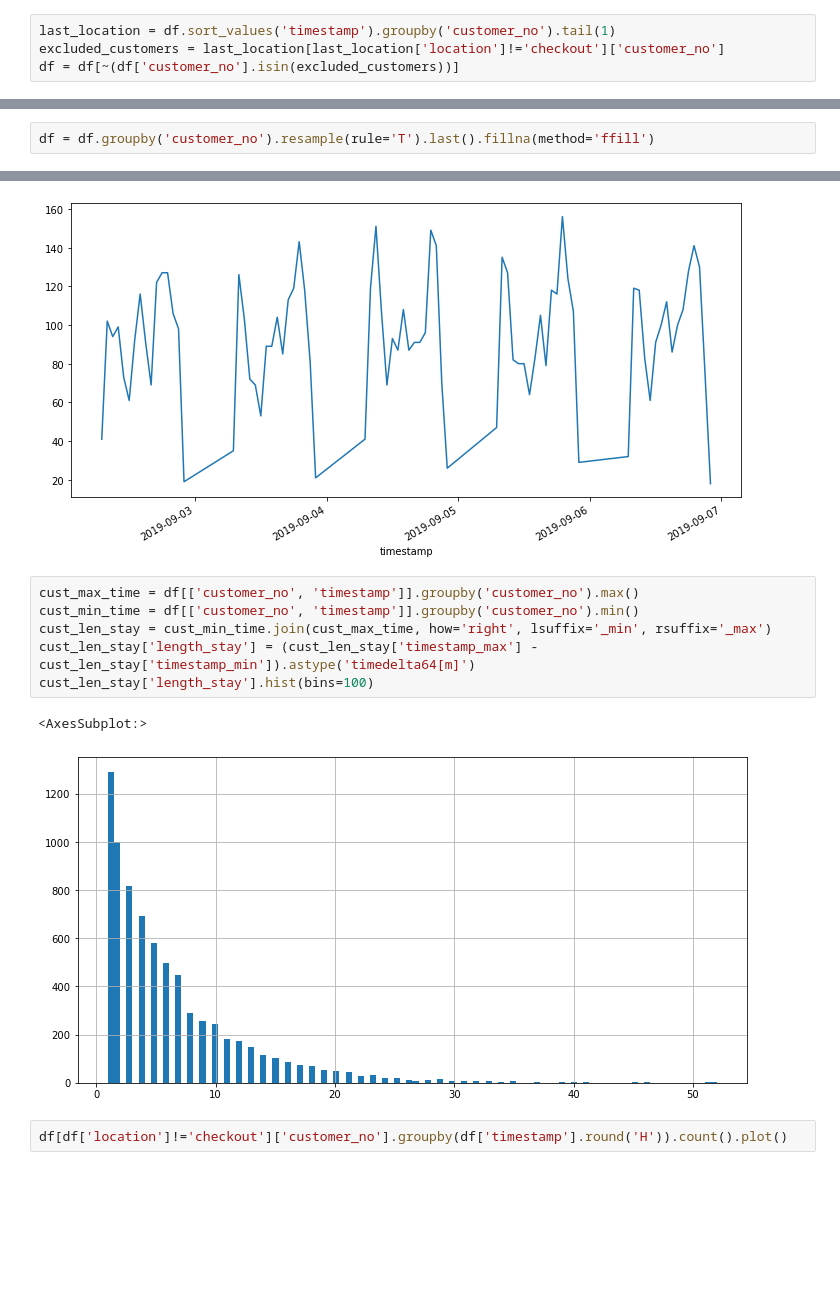
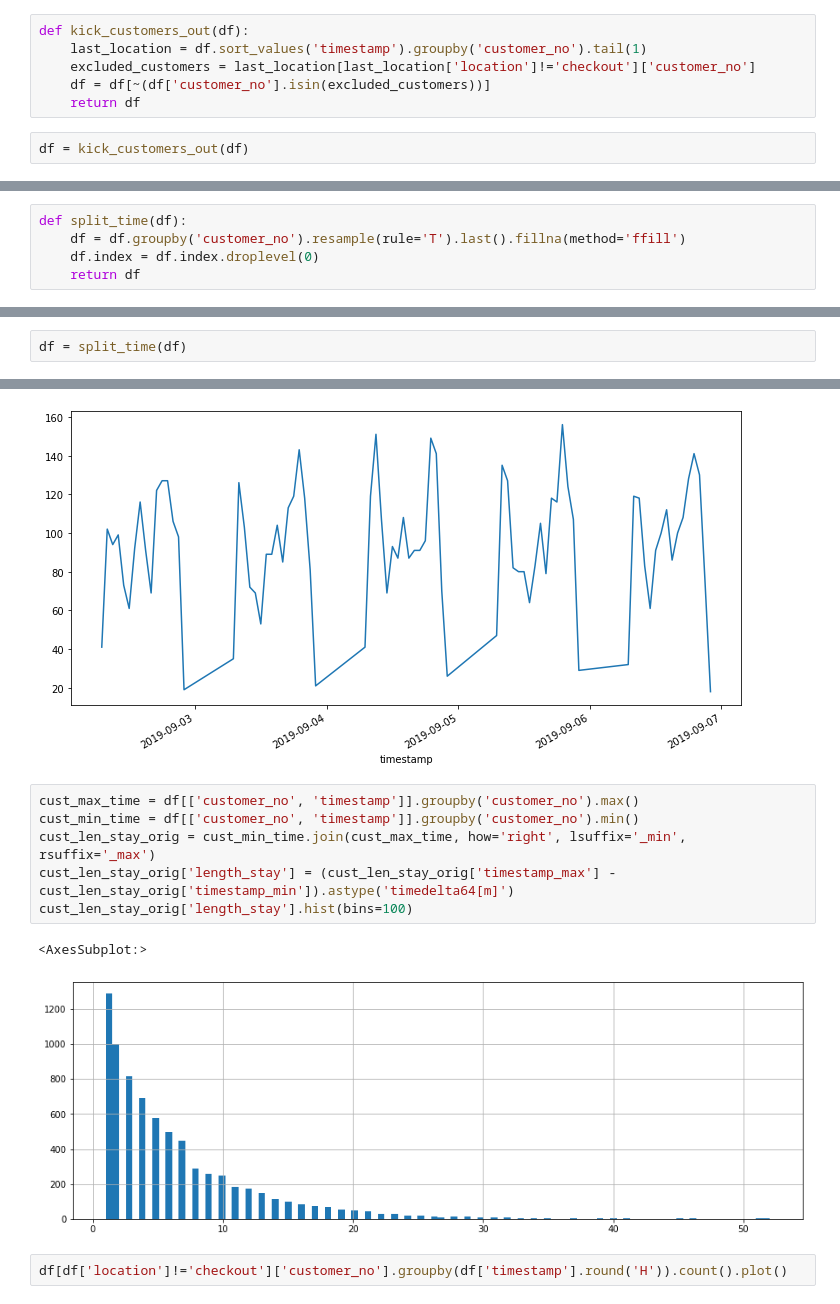
Before and after one commit to BGSoares/Bootcamp-Data-Science, a Jupyter notebook: 08-Supermarket-Markov-Chain/data_exploration.ipynb, the cells around one changed output, grey strips where cells are left out. Saved outputs shown, nothing was run; the diff lists cells and outputs as text; blank space fills up the shorter version.

```diff
--- a/08-Supermarket-Markov-Chain/data_exploration.ipynb
+++ b/08-Supermarket-Markov-Chain/data_exploration.ipynb
@@ -46,12 +46,19 @@ df = get_data()
 # %% [markdown]
 Remove customers which never make it to checkout (store closes before they do).
 # %%
-last_location = df.sort_values('timestamp').groupby('customer_no').tail(1)
-excluded_customers = last_location[last_location['location']!='checkout']['customer_no']
-df = df[~(df['customer_no'].isin(excluded_customers))]
+def kick_customers_out(df):
+    last_location = df.sort_values('timestamp').groupby('customer_no').tail(1)
+    excluded_customers = last_location[last_location['location']!='checkout']['customer_no']
+    df = df[~(df['customer_no'].isin(excluded_customers))]
+    return df
+# %%
+df = kick_customers_out(df)
 # %% [markdown]
 Resample to have minute-by-minute observation.
 # %%
 df.set_index('timestamp', inplace=True)
 # %%
-df = df.groupby('customer_no').resample(rule='T').last().fillna(method='ffill')
+def split_time(df):
+    df = df.groupby('customer_no').resample(rule='T').last().fillna(method='ffill')
+    df.index = df.index.droplevel(0)
+    return df
@@ -60,3 +65,5 @@ df.index = df.index.droplevel(0)
+# %%
+df = split_time(df)
 # %%
 df.reset_index(inplace=True)
 # %% [markdown]
@@ -125,12 +124,12 @@ df[df['location']=='checkout']['customer_no'].groupby(df['timestamp'].round('H')
 # %%
 cust_max_time = df[['customer_no', 'timestamp']].groupby('customer_no').max()
 cust_min_time = df[['customer_no', 'timestamp']].groupby('customer_no').min()
-cust_len_stay = cust_min_time.join(cust_max_time, how='right', lsuffix='_min', rsuffix='_max')
-cust_len_stay['length_stay'] = (cust_len_stay['timestamp_max'] - cust_len_stay['timestamp_min']).astype('timedelta64[m]')
-cust_len_stay['length_stay'].hist(bins=100)
+cust_len_stay_orig = cust_min_time.join(cust_max_time, how='right', lsuffix='_min', rsuffix='_max')
+cust_len_stay_orig['length_stay'] = (cust_len_stay_orig['timestamp_max'] - cust_len_stay_orig['timestamp_min']).astype('timedelta64[m]')
+cust_len_stay_orig['length_stay'].hist(bins=100)
 # %% [output]
 <AxesSubplot:>
-[figure, old version]
+[figure, new version]
 # %%
 df[df['location']!='checkout']['customer_no'].groupby(df['timestamp'].round('H')).count().plot()
 # %% [output]
```
Also changed, not shown: parts of 18 cells of this notebook, 17 other files.
